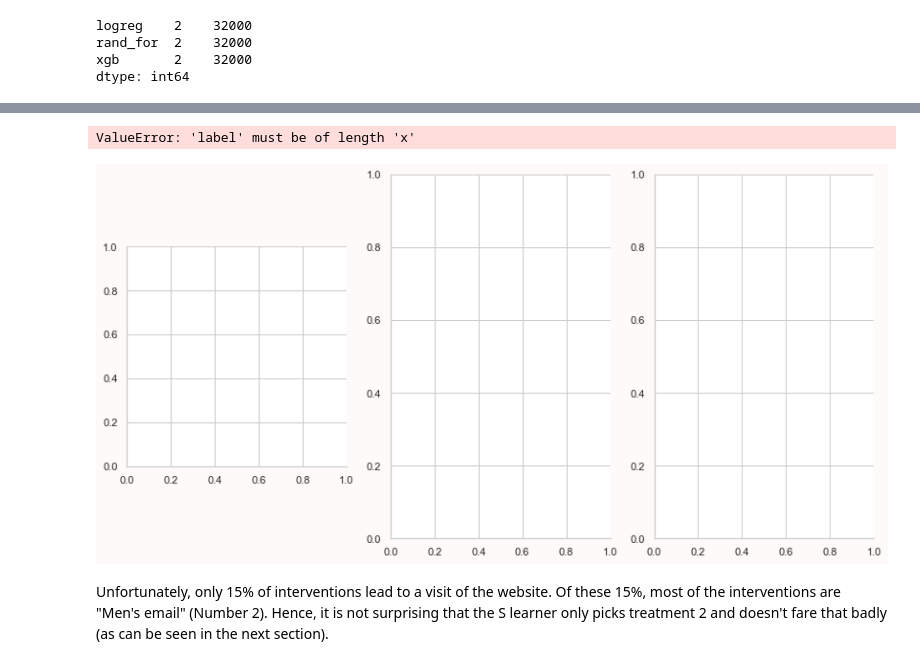
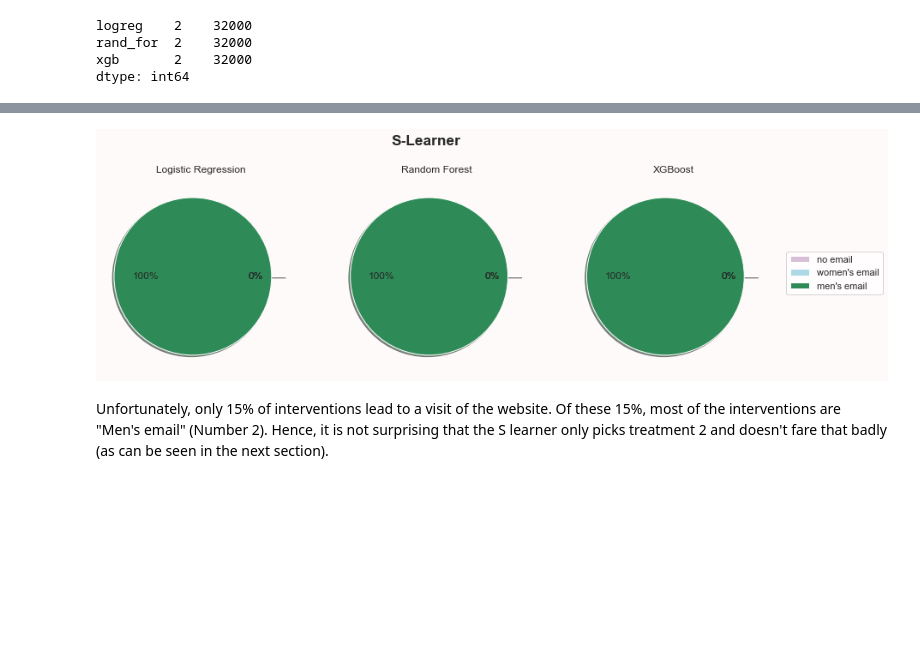
Before and after one commit to HeddaZa/Causal_ML, a Jupyter notebook: CausalML.ipynb, the cells around one changed output, grey strips where cells are left out. Drawn from its saved outputs; the diff is of its cells as text; code cells hidden in the pictures; blank space fills up the shorter version.

Commit message:
README and plots

```diff
--- a/CausalML.ipynb
+++ b/CausalML.ipynb
@@ -183,25 +156,8 @@ ValueError: need at least one array to concatenate
-# %%
-import matplotlib.pyplot as plt
-lst = ['logreg','rand_for','xgb']
-def pie_plots(data,lst):
-    explode = (0.1, 0.1,0.1)
-    fig, axes = plt.subplots(1, len(lst), figsize=(14, 7))
-    fig.set_facecolor("snow")
-    df = data.apply(lambda x: x.value_counts()).fillna(0)
-    for i,name in enumerate(lst):
-        axes[i].pie(
-            df[name],
-            textprops={"fontsize": 14},
-            colors=["lightsteelblue", "darkseagreen"],
-            shadow=True,
-            labels = ['no','women','men'],
-            explode=explode,
-            autopct="%1.0f%%",
-        )
-pie_plots(S_Learner,lst)
-# %% [output]
-ValueError: 'label' must be of length 'x'
-[figure, removed]
+# %%
+lst = ['logreg','rand_for','xgb']
+plots.pie_plot_best_outcome(S_Learner,lst,'S-Learner')
+# %% [output]
+[figure, added]
 # %% [markdown]
 Unfortunately, only 15% of interventions lead to a visit of the website. Of these 15%, most of the interventions are "Men's email" (Number 2). Hence, it is not surprising that the S learner only picks treatment 2 and doesn't fare that badly (as can be seen in the next section).
 # %% [markdown]
```
Also changed, not shown: parts of 8 cells of this notebook, 1 other file.
